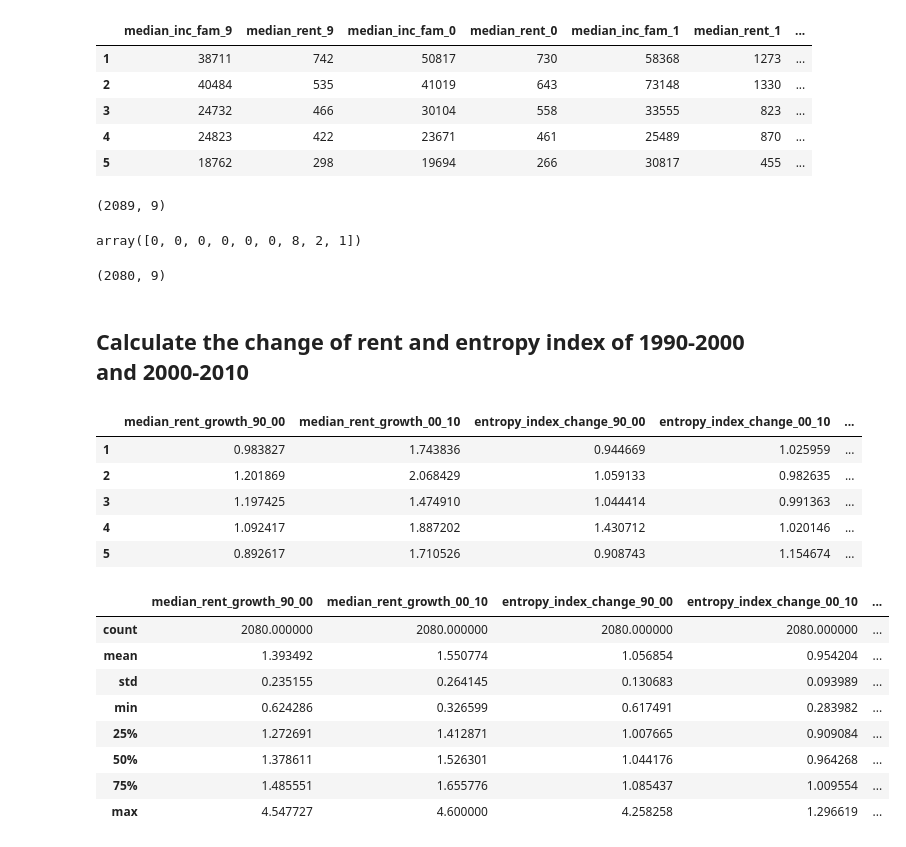
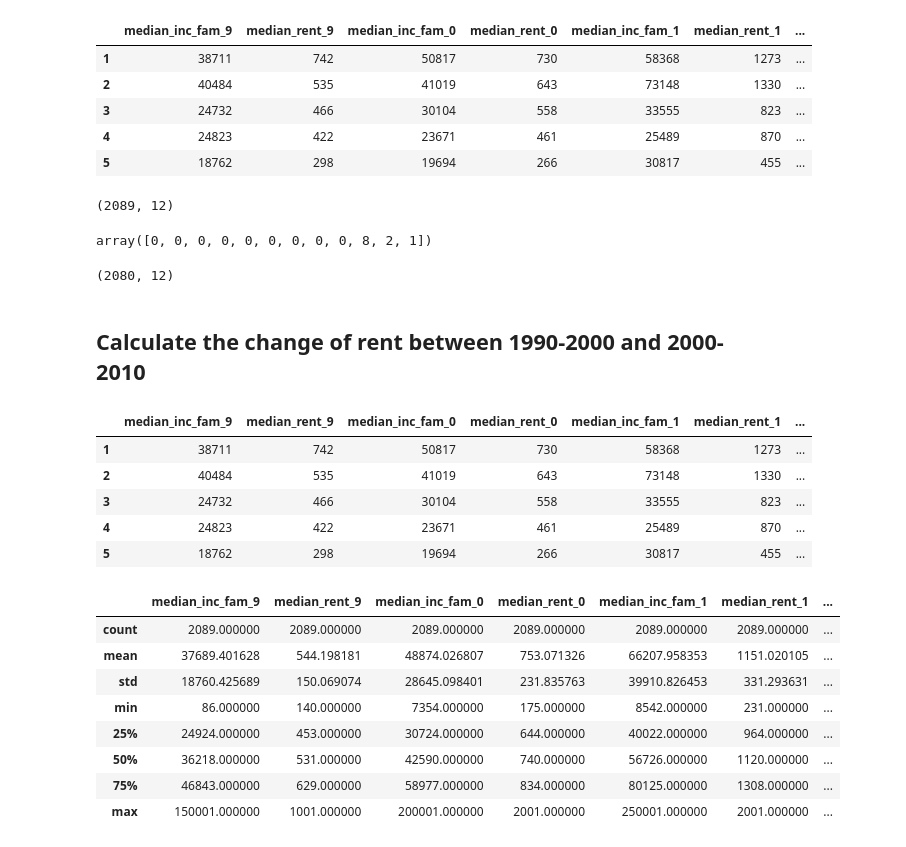
Before and after one commit to picniclin/NYC_yl5240, a Jupyter notebook: NYC_housing_and_income.ipynb, the cells around one changed output. Drawn from its saved outputs; the diff is of its cells as text; code cells hidden in the pictures.

```diff
--- a/NYC_housing_and_income.ipynb
+++ b/NYC_housing_and_income.ipynb
@@ -245,3 +245,7 @@ df2.head()
 | 3 | 24732 | 466 | 30104 | 558 | 33555 | 823 |
 | 4 | 24823 | 422 | 23671 | 461 | 25489 | 870 |
 | 5 | 18762 | 298 | 19694 | 266 | 30817 | 455 |
+# %%
+df2['rent_income_ratio_9'] = df2['median_rent_9'] * 12/df2['median_inc_fam_9']
+df2['rent_income_ratio_0'] = df2['median_rent_0'] * 12/df2['median_inc_fam_0']
+df2['rent_income_ratio_1'] = df2['median_rent_1'] * 12/df2['median_inc_fam_1']
@@ -303,45 +340,43 @@ df2.head()
 # %%
 df2.shape
 # %% [output]
-(2089, 9)
+(2089, 12)
 # %%
 sum(np.array(df2 == 0))
 # %% [output]
-array([0, 0, 0, 0, 0, 0, 8, 2, 1])
+array([0, 0, 0, 0, 0, 0, 0, 0, 0, 8, 2, 1])
 # %%
 ## drop the 0 values of entropy index
 df2_1 = df2[~((df2.entropy_index_9 == 0)|(df2.entropy_index_0 == 0)|(df2.entropy_index_1 == 0))]
 df2_1.shape
 # %% [output]
-(2080, 9)
+(2080, 12)
 # %% [markdown]
-## Calculate the change of rent and entropy index of 1990-2000 and 2000-2010
+## Calculate the change of rent between 1990-2000 and 2000-2010
 # %%
-df3 = pd.DataFrame()
-df3['median_rent_growth_90_00'] = df2_1.median_rent_0/df2_1.median_rent_9
-df3['median_rent_growth_00_10'] = df2_1.median_rent_1/df2_1.median_rent_0
-df3['entropy_index_change_90_00'] = df2_1.entropy_index_0/df2_1.entropy_index_9
-df3['entropy_index_change_00_10'] = df2_1.entropy_index_1/df2_1.entropy_index_0
-df3['median_fam_inc_growth_90_00'] = df2_1.median_inc_fam_0/df2_1.median_inc_fam_9
-df3['median_fam_inc_growth_00_10'] = df2_1.median_inc_fam_1/df2_1.median_inc_fam_0
-df3.head()
+df2['rent_growth_90_00'] = df2_1.median_rent_0/df2_1.median_rent_9
+df2['rent_growth_00_10'] = df2_1.median_rent_1/df2_1.median_rent_0
+
+df2['inc_growth_90_00'] = df2_1.median_inc_fam_0/df2_1.median_inc_fam_9
+df2['inc_growth_00_10'] = df2_1.median_inc_fam_1/df2_1.median_inc_fam_0
+df2.head()
 # %% [output]
-|  | median_rent_growth_90_00 | median_rent_growth_00_10 | entropy_index_change_90_00 | entropy_index_change_00_10 | ... |
-| 1 | 0.983827 | 1.743836 | 0.944669 | 1.025959 | ... |
-| 2 | 1.201869 | 2.068429 | 1.059133 | 0.982635 | ... |
-| 3 | 1.197425 | 1.474910 | 1.044414 | 0.991363 | ... |
-| 4 | 1.092417 | 1.887202 | 1.430712 | 1.020146 | ... |
-| 5 | 0.892617 | 1.710526 | 0.908743 | 1.154674 | ... |
+|  | median_inc_fam_9 | median_rent_9 | median_inc_fam_0 | median_rent_0 | median_inc_fam_1 | median_rent_1 | ... |
+| 1 | 38711 | 742 | 50817 | 730 | 58368 | 1273 | ... |
+| 2 | 40484 | 535 | 41019 | 643 | 73148 | 1330 | ... |
+| 3 | 24732 | 466 | 30104 | 558 | 33555 | 823 | ... |
+| 4 | 24823 | 422 | 23671 | 461 | 25489 | 870 | ... |
+| 5 | 18762 | 298 | 19694 | 266 | 30817 | 455 | ... |
 # %%
-df3.describe()
+df2.describe()
 # %% [output]
-|  | median_rent_growth_90_00 | median_rent_growth_00_10 | entropy_index_change_90_00 | entropy_index_change_00_10 | ... |
-| count | 2080.000000 | 2080.000000 | 2080.000000 | 2080.000000 | ... |
-| mean | 1.393492 | 1.550774 | 1.056854 | 0.954204 | ... |
-| std | 0.235155 | 0.264145 | 0.130683 | 0.093989 | ... |
-| min | 0.624286 | 0.326599 | 0.617491 | 0.283982 | ... |
-| 25% | 1.272691 | 1.412871 | 1.007665 | 0.909084 | ... |
-| 50% | 1.378611 | 1.526301 | 1.044176 | 0.964268 | ... |
-| 75% | 1.485551 | 1.655776 | 1.085437 | 1.009554 | ... |
-| max | 4.547727 | 4.600000 | 4.258258 | 1.296619 | ... |
+|  | median_inc_fam_9 | median_rent_9 | median_inc_fam_0 | median_rent_0 | median_inc_fam_1 | median_rent_1 | ... |
+| count | 2089.000000 | 2089.000000 | 2089.000000 | 2089.000000 | 2089.000000 | 2089.000000 | ... |
+| mean | 37689.401628 | 544.198181 | 48874.026807 | 753.071326 | 66207.958353 | 1151.020105 | ... |
+| std | 18760.425689 | 150.069074 | 28645.098401 | 231.835763 | 39910.826453 | 331.293631 | ... |
+| min | 86.000000 | 140.000000 | 7354.000000 | 175.000000 | 8542.000000 | 231.000000 | ... |
+| 25% | 24924.000000 | 453.000000 | 30724.000000 | 644.000000 | 40022.000000 | 964.000000 | ... |
+| 50% | 36218.000000 | 531.000000 | 42590.000000 | 740.000000 | 56726.000000 | 1120.000000 | ... |
+| 75% | 46843.000000 | 629.000000 | 58977.000000 | 834.000000 | 80125.000000 | 1308.000000 | ... |
+| max | 150001.000000 | 1001.000000 | 200001.000000 | 2001.000000 | 250001.000000 | 2001.000000 | ... |
 # %%
```
Also changed, not shown: parts of 14 cells of this notebook.
